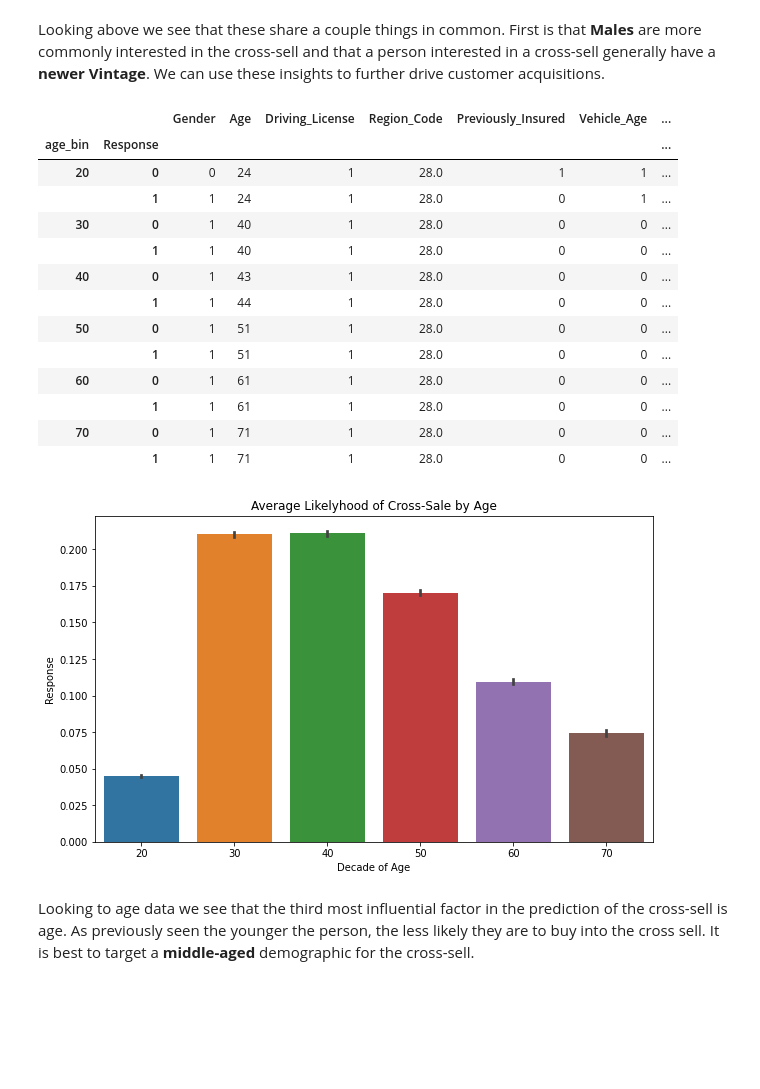
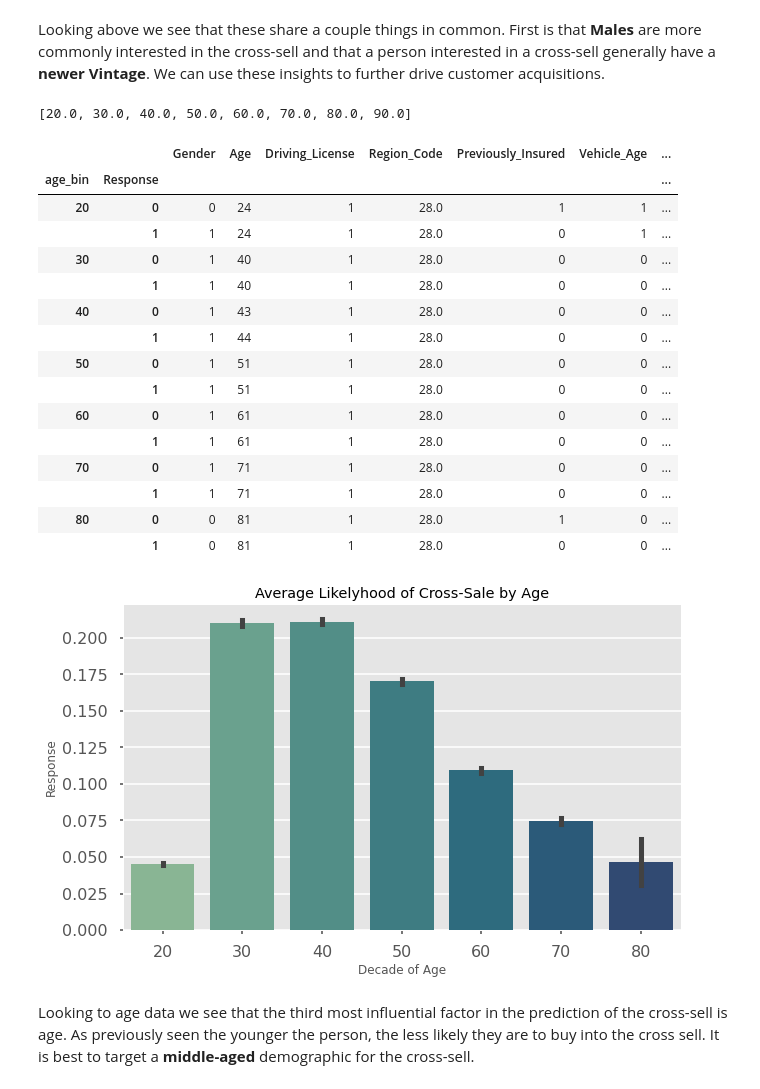
Before and after one commit to emperorner0/Auto_Insurance_Cross_Sell, a Jupyter notebook: Project_3.ipynb, the cells around one changed output. Saved outputs shown, nothing was run; the diff lists cells and outputs as text; code cells hidden in the pictures; blank space fills up the shorter version.

```diff
--- a/Project_3.ipynb
+++ b/Project_3.ipynb
@@ -12,6 +12,11 @@ import seaborn as sns
 import numpy as np
 import plotly.express as px
 from tqdm import tqdm_notebook as tqdm
+import matplotlib.style as style
+
+style.use('seaborn-poster')
+style.use('ggplot')
+sns.set_palette('crest')
 # %%
 import warnings
 warnings.filterwarnings('ignore')
@@ -1062,9 +1121,13 @@ Looking above we see that these share a couple things in common. First is that *
 age = np.linspace(20, 90, 8)
 # %%
 age = list(age)
+# %%
+age
+# %% [output]
+[20.0, 30.0, 40.0, 50.0, 60.0, 70.0, 80.0, 90.0]
 # %%
 insur['age_bin'] = pd.cut(insur['Age'], bins=age, labels=[20, 30, 40, 50, 60,
-                                      70])
+                                      70, 80])
 # %%
 insur.groupby(by=['age_bin', 'Response']).agg(lambda x:x.value_counts().index[0])
 # %% [output]
@@ -1082,14 +1145,16 @@ insur.groupby(by=['age_bin', 'Response']).agg(lambda x:x.value_counts().index[0]
 |  | 1 | 1 | 61 | 1 | 28.0 | 0 | 0 | ... |
 | 70 | 0 | 1 | 71 | 1 | 28.0 | 0 | 0 | ... |
 |  | 1 | 1 | 71 | 1 | 28.0 | 0 | 0 | ... |
+| 80 | 0 | 0 | 81 | 1 | 28.0 | 1 | 0 | ... |
+|  | 1 | 0 | 81 | 1 | 28.0 | 0 | 0 | ... |
 # %%
 fig, ax = plt.subplots(1,1,figsize=(10,6))
-sns.barplot(data=insur, x='age_bin', y='Response', ci=68, ax=ax)
+sns.barplot(data=insur, x='age_bin', y='Response', ci=68, ax=ax, palette='crest')
 plt.title('Average Likelyhood of Cross-Sale by Age')
 plt.xlabel('Decade of Age')
 plt.show()
 # %% [output]
-[figure, old version]
+[figure, new version]
 # %% [markdown]
 Looking to age data we see that the third most influential factor in the prediction of the cross-sell is age. As previously seen the younger the person, the less likely they are to buy into the cross sell. It is best to target a **middle-aged** demographic for the cross-sell.
 # %% [markdown]
```
Also changed, not shown: parts of 47 cells of this notebook, 13 other files.
